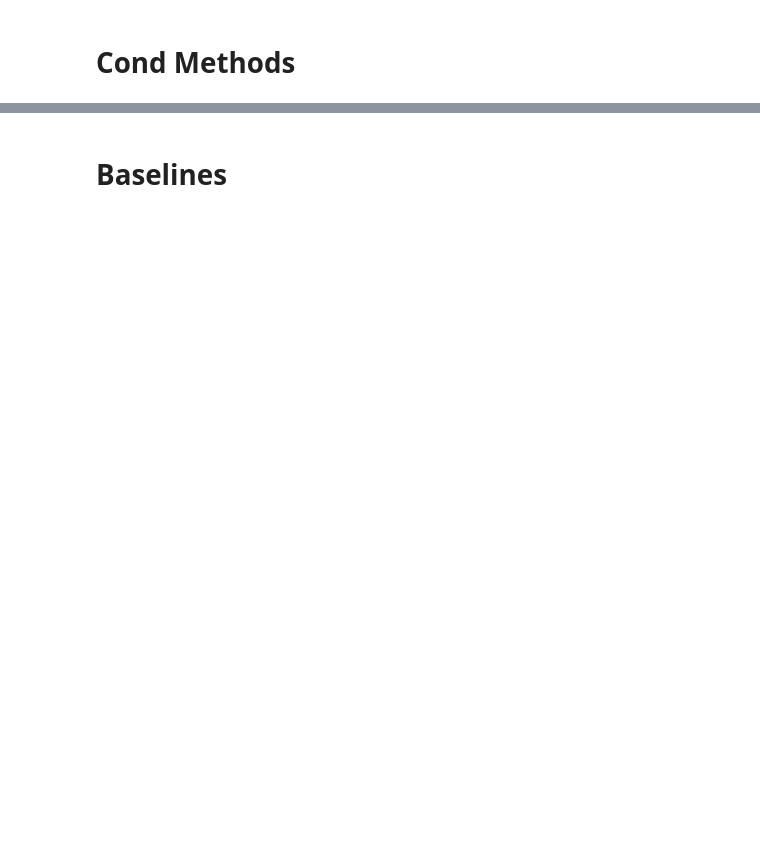
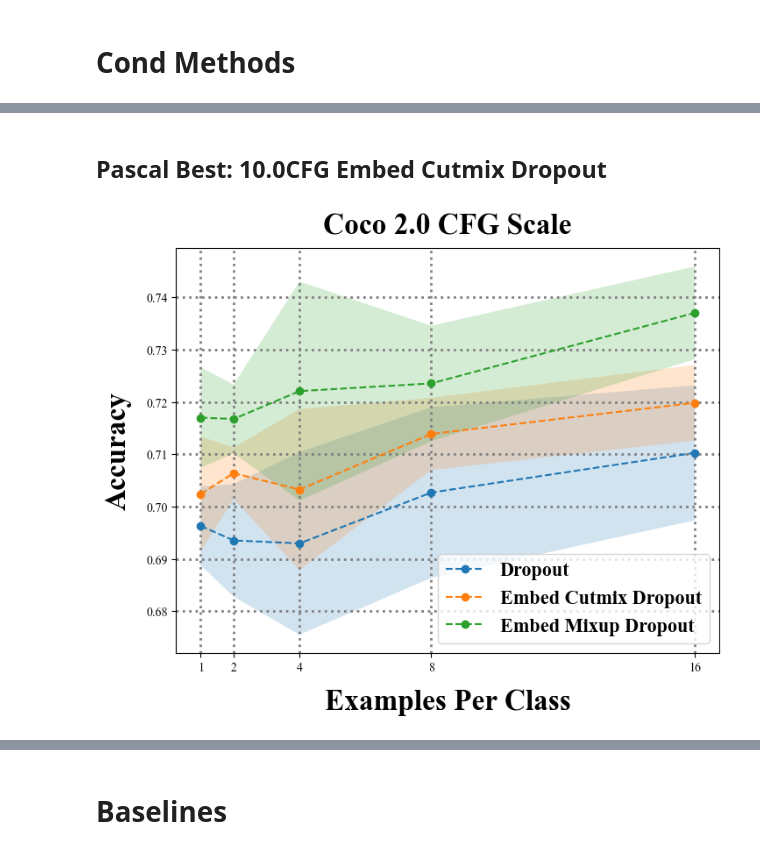
Before and after one commit to JiahuiKChen/LT-classification, a Jupyter notebook: plots_n_vis/FineTuneResults.ipynb, the cells around one changed output, grey strips where cells are left out. Saved outputs shown, nothing was run; the diff lists cells and outputs as text; code cells hidden in the pictures; blank space fills up the shorter version.

```diff
--- a/plots_n_vis/FineTuneResults.ipynb
+++ b/plots_n_vis/FineTuneResults.ipynb
@@ -116,2 +140,9 @@ pascal_accs = plot_all_cond_methods(dataset_dir, cond_methods)
+# %% [markdown]
+## Pascal Best: 10.0CFG Embed Cutmix Dropout
+# %%
+dataset_dir = "/datastor1/jiahuikchen/LT-classification/logs/coco"
+coco_accs_2cfg = plot_all_cond_methods(dataset_dir, cond_methods)
+# %% [output]
+[figure, added]
 # %%
 dataset_dir = "/datastor1/jiahuikchen/LT-classification/logs/coco_10.0cfg"
```
Also changed, not shown: parts of 16 cells of this notebook, 1 other file.
